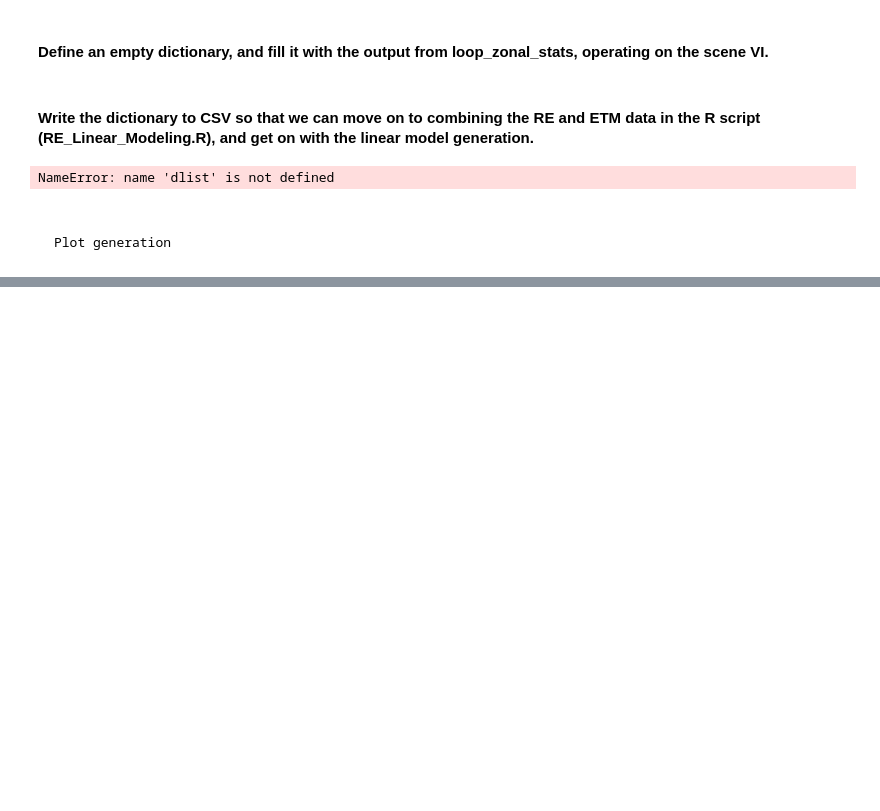
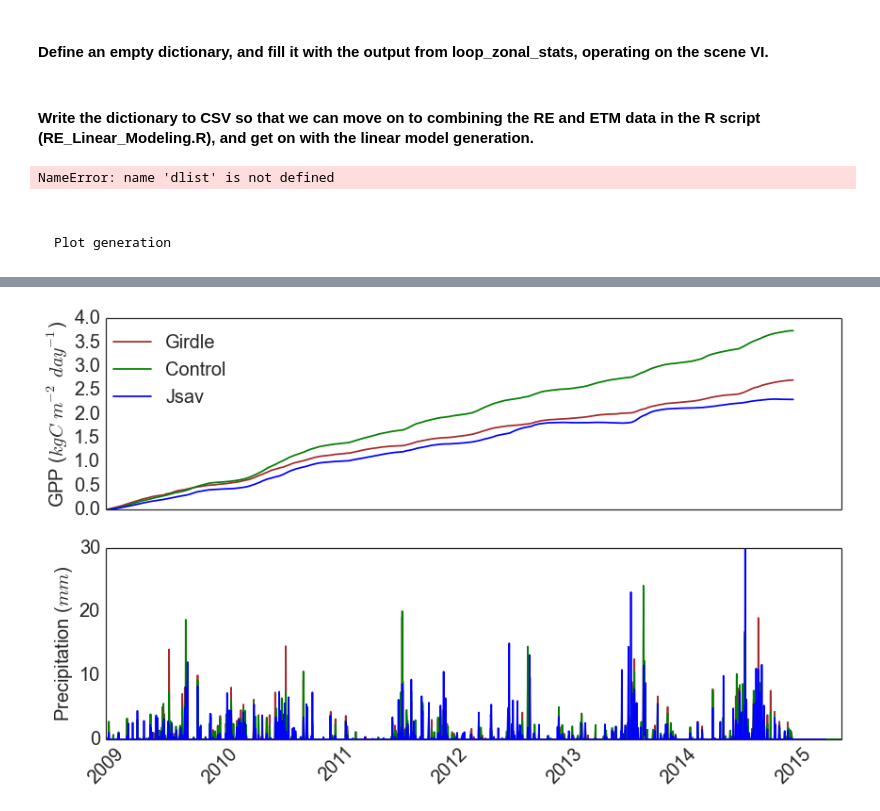
Before and after one commit to djkrofch/edulis, a Jupyter notebook: iPython_Notebooks/RE_LinearModeling.ipynb, the cells around one changed output, grey strips where cells are left out. Cells and saved outputs as stored; diff of their text form; code cells hidden in the pictures; blank space fills up the shorter version.

```diff
--- a/iPython_Notebooks/RE_LinearModeling.ipynb
+++ b/iPython_Notebooks/RE_LinearModeling.ipynb
@@ -629,0 +842,99 @@ savefig('test_ControlGirdle.tif')
+# %%
+FileName = '/home/nikko/Research/Data/TowerData/PJ_JSAV_Daily.csv'
+dailyData = pd.read_csv(FileName)
+
+timestamp = []
+idx = 0
+import datetime
+for time in arange(0,dailyData.year.size):
+    #print time
+    idx = idx + 1
+    timestamp.append(datetime.datetime(int(dailyData.year[time]), 1, 1) + datetime.timedelta(int(dailyData.doy[time]) - 1))
+indexed_df = dailyData.set_index(pd.to_datetime(timestamp))
+
+
+
+DataDir = '/home/nikko/Research/RE_Linear_Modeling/Output/'
+allyears = pd.read_csv(DataDir + 'output_allYears.csv')
+years = [2009, 2010, 2011]
+sites = ['Girdle','Control', 'Jsav']
+colors = ['brown','green', 'blue']
+fig, (ax1, ax2) = plt.subplots(2,1,
+            sharex = True, figsize = (14,8), dpi = 300)
+subplots_adjust(wspace = 0.05)
+axs = fig.axes
+idx = 0
+
+sns.set_style(style='white')
+for site in sites:
+
+    toPlot = indexed_df[(indexed_df.SITE == site) & (indexed_df.year > 2008) & (indexed_df.year < 2016)]
+    toPlot[toPlot == -9999] = np.nan
+    toPlot.GPP_GL2010_amended_ecb = toPlot.GPP_GL2010_amended_ecb / 1000
+    toPlot.GPP_GL2010_amended_ecb.cumsum().plot(ax = ax1, color = colors[idx])
+    #toPlot.GPP_GL2010_amended_ecb.cumsum().plot(ax = ax1, color = colors[idx], alpha = 0.2)
+    toPlot.PRECIP_f.plot(ax = ax2, color = colors[idx])
+
+    #ax1.set_ylim([0,5])
+    ax1.set_xlabel('')
+    ax1.set_ylabel('')
+    ax1.xaxis.set_tick_params(labelsize=20)
+    ax1.yaxis.set_tick_params(labelsize=20)
+    ax1.grid(False)
+
+    ax2.set_xlabel('')
+    ax2.set_ylabel('')
+    ax2.xaxis.set_tick_params(labelsize=20)
+    ax2.yaxis.set_tick_params(labelsize=20)
+    ax2.grid(False)
+
+
+    ax1.set_ylabel('GPP ($kg C$ $m^{-2}$ $day^{-1}$)',fontsize = 20)
+    ax2.set_ylabel('Precipitation ($mm$)',fontsize = 20)
+
+    ax1.legend(['Girdle','Control', 'Jsav'], fontsize = 20, loc = (0,.5))
+    ax2.set_xticklabels([], fontsize = 15, minor=True)
+    ax2.set_yticklabels([0, '', 10, '', 20, '', 30, '', 40, ''])
+
+    xticks(rotation = 45)
+
+
+    idx = idx + 1
+
+savefig('PJ_JSAV_Cumulative.tif')
+
+fig, (ax1) = plt.subplots(1,1,
+            sharex = True, figsize = (14,4), dpi = 300)
+subplots_adjust(wspace = 0.05)
+axs = fig.axes
+idx = 0
+sites = ['Control', 'Jsav']
+
+sns.set_style(style='white')
+for site in sites:
+
+    Girdle = indexed_df[(indexed_df.SITE == 'Girdle') & (indexed_df.year > 2008) & (indexed_df.year < 2016)]
+    toPlot = indexed_df[(indexed_df.SITE == site) & (indexed_df.year > 2008) & (indexed_df.year < 2016)]
+    toPlot[toPlot == -9999] = np.nan
+    Girdle[Girdle == -9999] = np.nan
+    Girdle.GPP_GL2010_amended_ecb = Girdle.GPP_GL2010_amended_ecb
+    toPlot.GPP_GL2010_amended_ecb = toPlot.GPP_GL2010_amended_ecb
+
+    ax1.plot(Girdle.GPP_GL2010_amended_ecb.cumsum() - toPlot.GPP_GL2010_amended_ecb.cumsum())
+
+    ax1.set_xlabel('')
+    ax1.set_ylabel('')
+    ax1.xaxis.set_tick_params(labelsize=20)
+    ax1.yaxis.set_tick_params(labelsize=20)
+    ax1.grid(False)
+
+    ax1.set_ylabel('GPP ($kg C$ $m^{-2}$)',fontsize = 20)
+    ax1.legend(['Girdle - Control','Girdle - Jsav'], fontsize = 20, loc = (0,.2))
+    ax1.set_xticklabels([])
+    xticks(rotation = 45)
+
+
+    idx = idx + 1
+savefig('PJ_Cumulative_GPP_Dif.tif')
+# %% [output]
+[figure, added]
```
Also changed, not shown: parts of 8 cells of this notebook.
